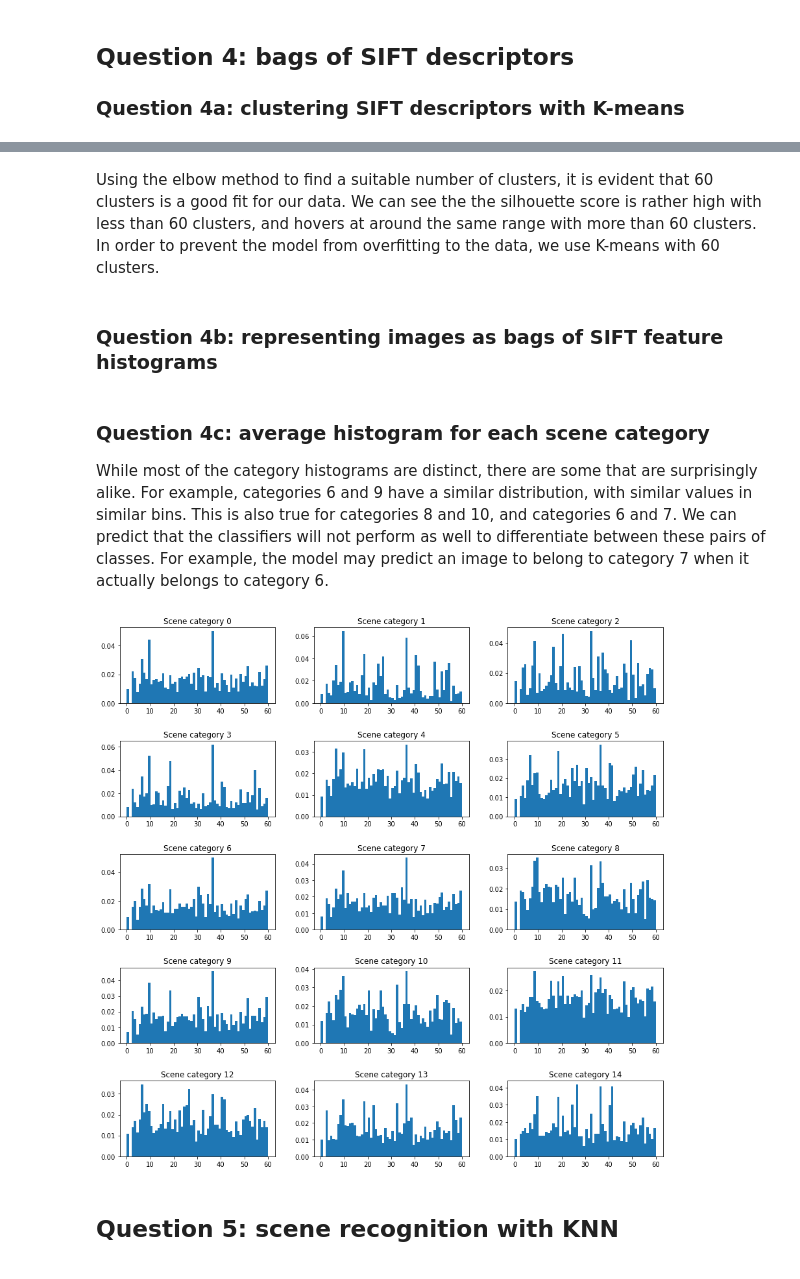
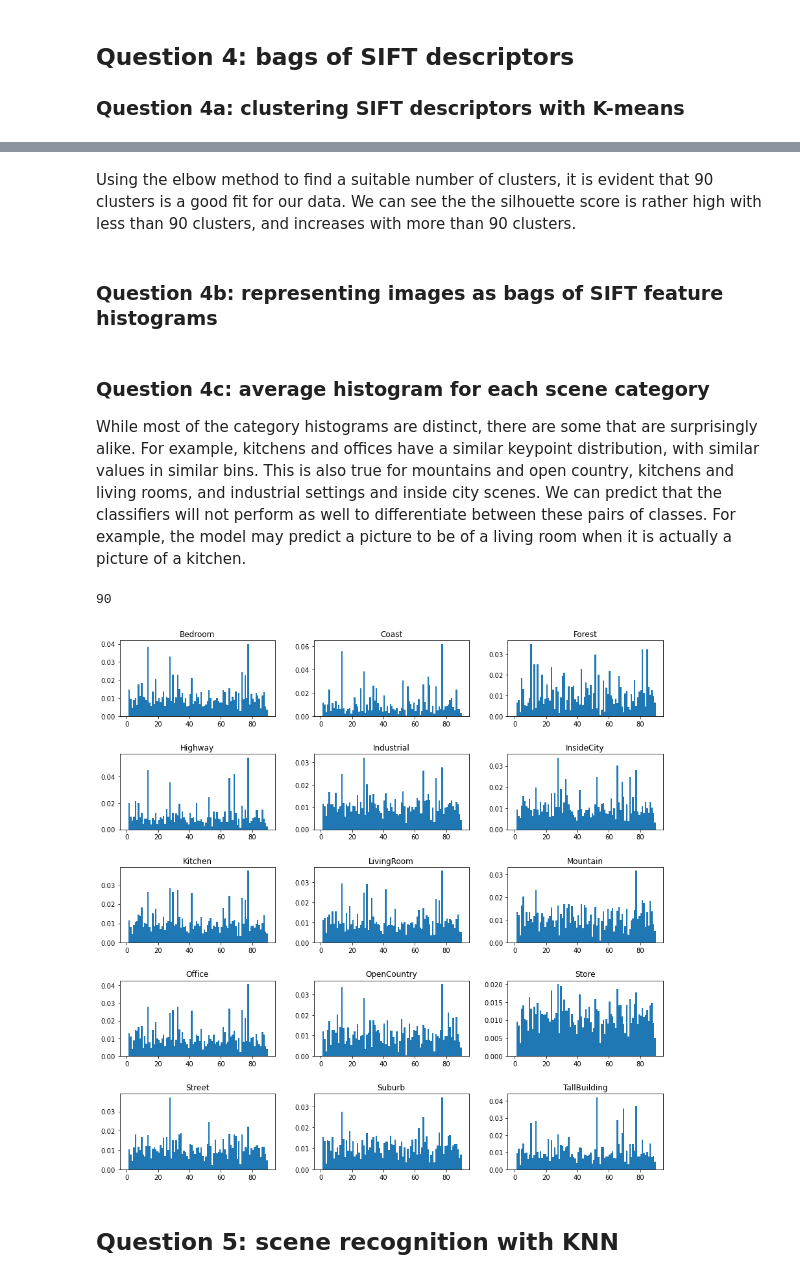
Before and after one commit to ricky-ma/CPSC425-Computer-Vision, a Jupyter notebook: A5/Assignment5.ipynb, the cells around one changed output, grey strips where cells are left out. Saved outputs shown, nothing was run; the diff lists cells and outputs as text; code cells hidden in the pictures.

```diff
--- a/A5/Assignment5.ipynb
+++ b/A5/Assignment5.ipynb
@@ -36,16 +36,18 @@ def load(ds_path):
     # Get class labels
     classes = glob.glob(os.path.join(ds_path, "*"))
     labels = np.zeros(n_files)
+    labels_text = {}
 
     for i, path in enumerate(image_paths):
         folder, fn = os.path.split(path)
         labels[i] = np.argwhere(np.core.defchararray.equal(classes, folder))[0,0]
+        labels_text[int(labels[i])] = path.split("\\")[1]
 
     # Randomize the order
     idx = np.random.choice(n_files, size=n_files, replace=False)
     image_paths = image_paths[idx]
     labels = labels[idx]
-    return image_paths, labels
+    return image_paths, labels, labels_text
 
 def sample_descriptors(image_paths):
     """ Sample SIFT descriptors, cluster them using k-means, and return the fitted k-means model.
@@ -102,13 +104,13 @@ def build_vocabulary(descriptors):
     plt.show()
 
     # Return fitted model with best clustering from silhouette score plot
-    return KMeans(n_clusters=60, random_state=0).fit(descriptors)
+    return KMeans(n_clusters=90, random_state=0).fit(descriptors)
 # %%
 print('Getting paths and labels for all train and test data')
-train_image_paths, train_labels = load("sift/train")
-test_image_paths, test_labels = load("sift/test")
+train_image_paths, train_labels, train_labels_text = load("sift/train")
+test_image_paths, test_labels, test_labels_text = load("sift/test")
 
-print('Extracting SIFT features')
-descriptors = sample_descriptors(train_image_paths)
+print('Labels:')
+print(test_labels_text)
 # %% [output]
 Getting paths and labels for all train and test data
@@ -121,5 +129,5 @@ Fitting K-means clustering
 # %% [markdown]
-Using the elbow method to find a suitable number of clusters, it is evident that 60 clusters is a good fit for our data. We can see the the silhouette score is rather high with less than 60 clusters, and hovers at around the same range with more than 60 clusters. In order to prevent the model from overfitting to the data, we use K-means with 60 clusters.
+Using the elbow method to find a suitable number of clusters, it is evident that 90 clusters is a good fit for our data. We can see the the silhouette score is rather high with less than 90 clusters, and increases with more than 90 clusters.
 # %% [markdown]
 ### Question 4b: representing images as bags of SIFT feature histograms
 # %%
@@ -159,25 +167,26 @@ train_image_feats = get_bags_of_sifts(train_image_paths, kmeans)
 test_image_feats = get_bags_of_sifts(test_image_paths, kmeans)
 # %% [markdown]
 ### Question 4c: average histogram for each scene category
-While most of the category histograms are distinct, there are some that are surprisingly alike. For example, categories 6 and 9 have a similar distribution, with similar values in similar bins. This is also true for categories 8 and 10, and categories 6 and 7. We can predict that the classifiers will not perform as well to differentiate between these pairs of classes. For example, the model may predict an image to belong to category 7 when it actually belongs to category 6.
+While most of the category histograms are distinct, there are some that are surprisingly alike. For example, kitchens and offices have a similar keypoint distribution, with similar values in similar bins. This is also true for mountains and open country, kitchens and living rooms, and industrial settings and inside city scenes. We can predict that the classifiers will not perform as well to differentiate between these pairs of classes. For example, the model may predict a picture to be of a living room when it is actually a picture of a kitchen.
 # %%
 vocab_size = kmeans.cluster_centers_.shape[0]
 category_feats = np.zeros((15, vocab_size))
 bins = np.arange(vocab_size+1)
 
 for row, label in zip(train_image_feats, train_labels):
     category_feats[int(label),:] = category_feats[int(label),:] + row
 
 fig, axs = plt.subplots(5,3, figsize=(15, 15), facecolor='w', edgecolor='k')
 fig.subplots_adjust(hspace =0.5, wspace=0.25)
 axs = axs.ravel()
 
 for i, category in enumerate(category_feats):
     category_feats[i] = category / list(train_labels).count(i)
     axs[i].hist(bins[:-1], bins, weights=category_feats[i])
-    axs[i].set_title("Scene category {}".format(i))
+    axs[i].set_title(test_labels_text[i])
 # %% [output]
+90
-[figure, old version]
+[figure, new version]
 # %% [markdown]
 ## Question 5: scene recognition with KNN
 # %%
```
Also changed, not shown: parts of 9 cells of this notebook, 1 other file.
